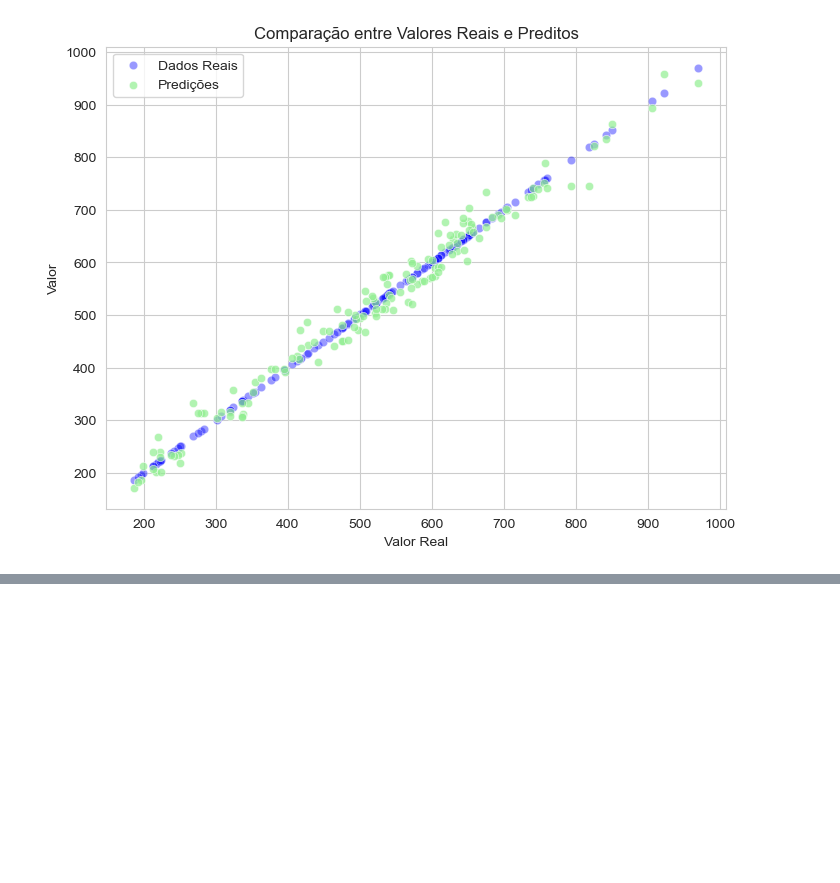
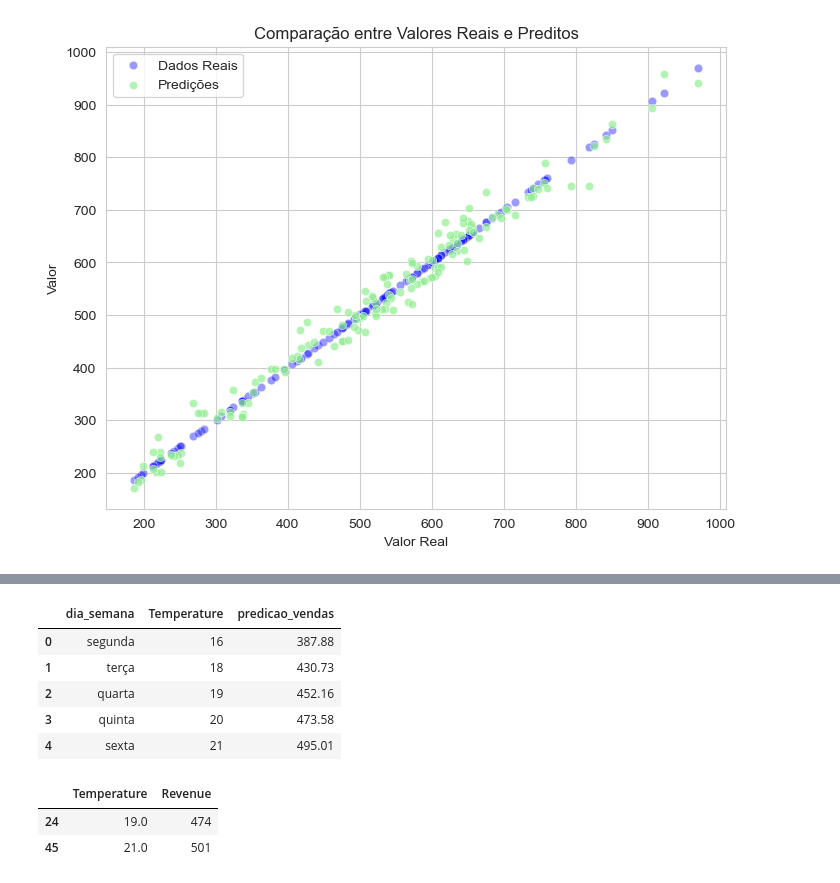
Before and after one commit to JulioFZ00/Portifolio_DataScience, a Jupyter notebook: Projeto_EDA_RegressaoLinear/exploracao_dados_vendas_sorvete.ipynb, the cells around one changed output, grey strips where cells are left out. Saved outputs shown, nothing was run; the diff lists cells and outputs as text; code cells hidden in the pictures; blank space fills up the shorter version.

```diff
--- a/Projeto_EDA_RegressaoLinear/exploracao_dados_vendas_sorvete.ipynb
+++ b/Projeto_EDA_RegressaoLinear/exploracao_dados_vendas_sorvete.ipynb
@@ -177,3 +178,10 @@ plt.grid(True)
 plt.show()
 # %% [output]
 [figure]
+# %%
+# Previsão do tempo para a proxima semana
+temperatura_semana = {'dia_semana': ['segunda', 'terça', 'quarta', 'quinta', 'sexta'],
+                        'Temperature':[16, 18, 19, 20, 21]}
+
+df_temp_semana = pd.DataFrame(temperatura_semana)
+df_temp_semana
@@ -179,0 +195,23 @@ plt.show()
+# %%
+# predição para a proxima semana
+predicao = model.predict(df_temp_semana[['Temperature']])
+
+# adicionando predição de vendas da proxima semana
+df_temp_semana['predicao_vendas'] = predicao
+
+df_temp_semana.round(2)
+# %% [output]
+|  | dia_semana | Temperature | predicao_vendas |
+| 0 | segunda | 16 | 387.88 |
+| 1 | terça | 18 | 430.73 |
+| 2 | quarta | 19 | 452.16 |
+| 3 | quinta | 20 | 473.58 |
+| 4 | sexta | 21 | 495.01 |
+# %%
+# separando dias parecidos
+dias_parecidos = base.query('Temperature in [16, 18, 19, 20, 21]')
+dias_parecidos.head(2)
+# %% [output]
+|  | Temperature | Revenue |
+| 24 | 19.0 | 474 |
+| 45 | 21.0 | 501 |
```
Also changed, not shown: parts of 5 cells of this notebook.
